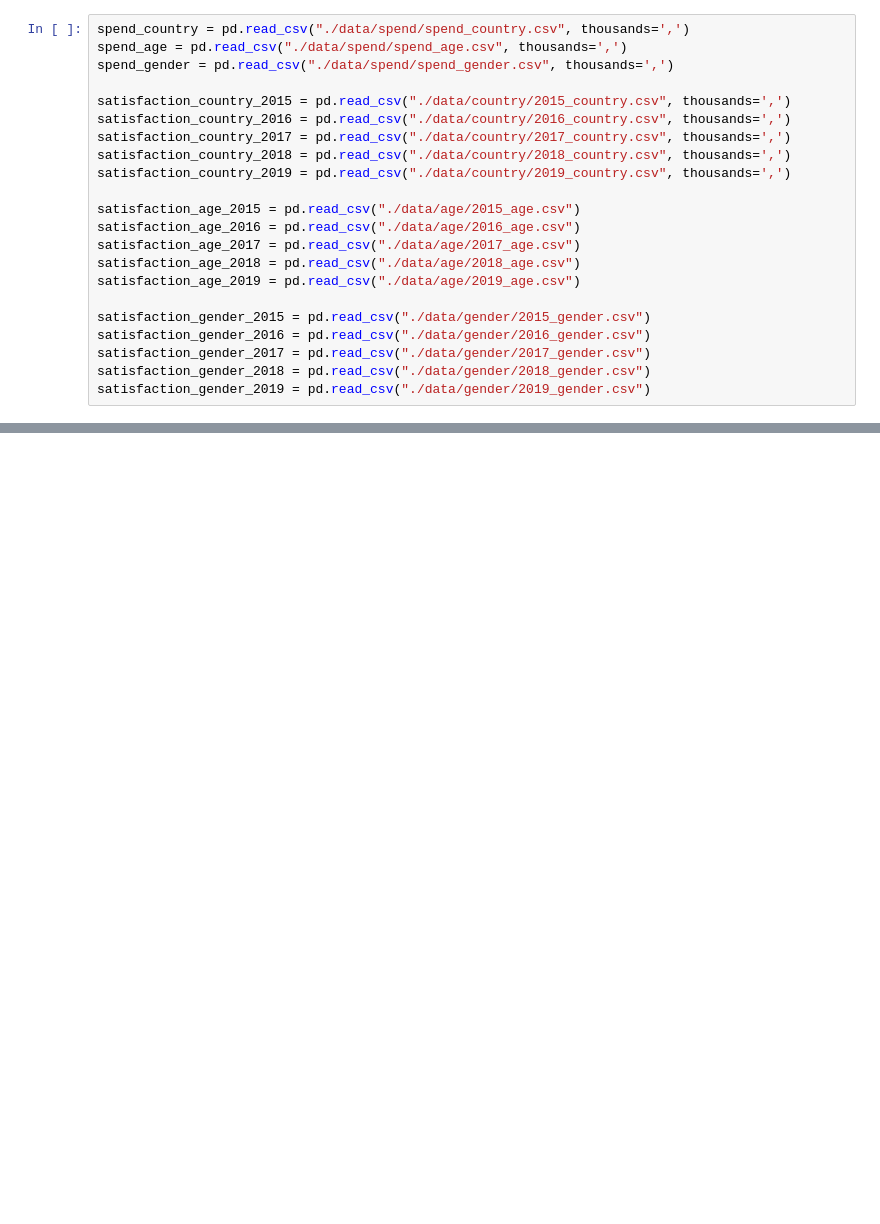
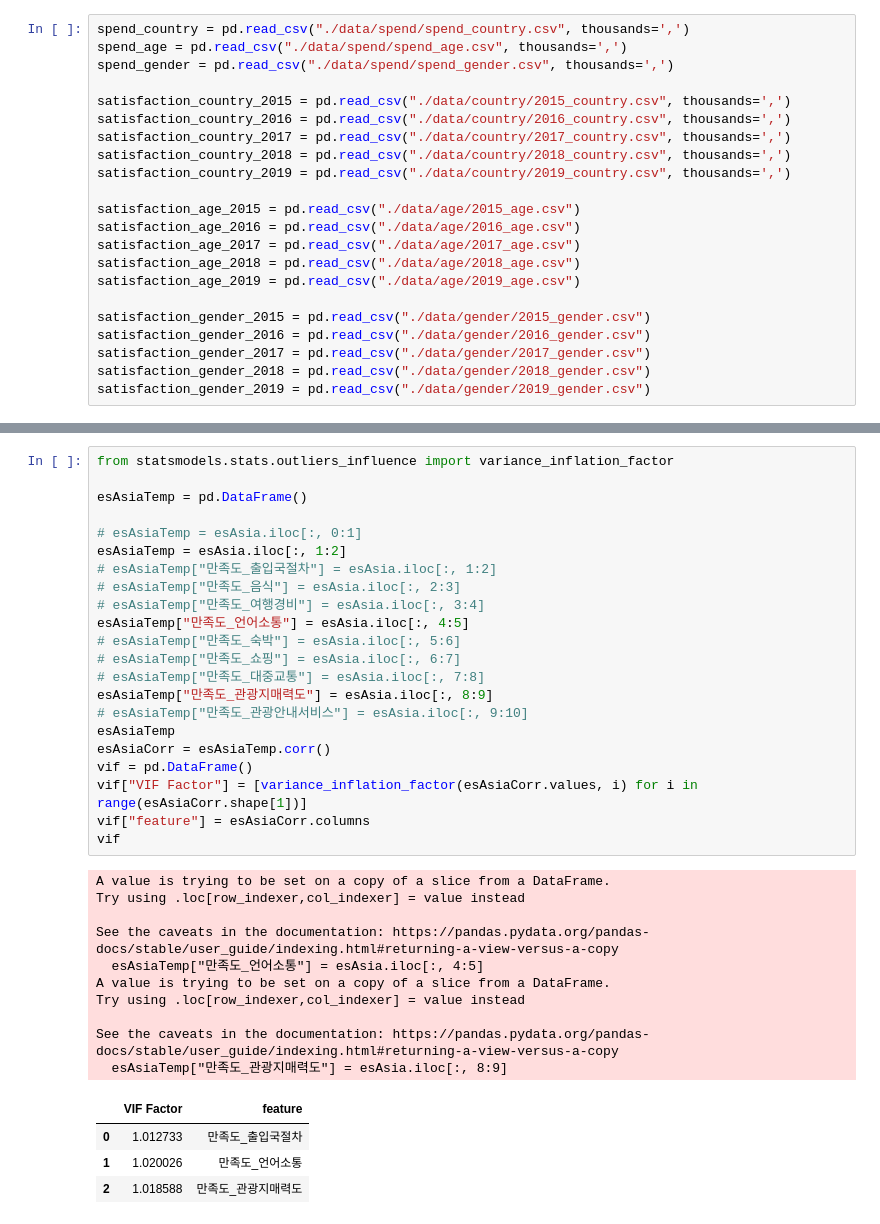
Before and after one commit to JoohyeonBaek/Tourists-visiting-Korea, a Jupyter notebook: jupyter notebook/spend.ipynb, the cells around one changed output, grey strips where cells are left out. Saved outputs shown, nothing was run; the diff lists cells and outputs as text; blank space fills up the shorter version.

```diff
--- a/jupyter notebook/spend.ipynb
+++ b/jupyter notebook/spend.ipynb
@@ -115,0 +153,37 @@ spend_gender
+# %%
+from statsmodels.stats.outliers_influence import variance_inflation_factor
+
+esAsiaTemp = pd.DataFrame()
+
+# esAsiaTemp = esAsia.iloc[:, 0:1]
+esAsiaTemp = esAsia.iloc[:, 1:2]
+# esAsiaTemp["만족도_출입국절차"] = esAsia.iloc[:, 1:2]
+# esAsiaTemp["만족도_음식"] = esAsia.iloc[:, 2:3]
+# esAsiaTemp["만족도_여행경비"] = esAsia.iloc[:, 3:4]
+esAsiaTemp["만족도_언어소통"] = esAsia.iloc[:, 4:5]
+# esAsiaTemp["만족도_숙박"] = esAsia.iloc[:, 5:6]
+# esAsiaTemp["만족도_쇼핑"] = esAsia.iloc[:, 6:7]
+# esAsiaTemp["만족도_대중교통"] = esAsia.iloc[:, 7:8]
+esAsiaTemp["만족도_관광지매력도"] = esAsia.iloc[:, 8:9]
+# esAsiaTemp["만족도_관광안내서비스"] = esAsia.iloc[:, 9:10]
+esAsiaTemp
+esAsiaCorr = esAsiaTemp.corr()
+vif = pd.DataFrame()
+vif["VIF Factor"] = [variance_inflation_factor(esAsiaCorr.values, i) for i in range(esAsiaCorr.shape[1])]
+vif["feature"] = esAsiaCorr.columns
+vif
+# %% [output]
+A value is trying to be set on a copy of a slice from a DataFrame.
+Try using .loc[row_indexer,col_indexer] = value instead
+
+See the caveats in the documentation: https://pandas.pydata.org/pandas-docs/stable/user_guide/indexing.html#returning-a-view-versus-a-copy
+  esAsiaTemp["만족도_언어소통"] = esAsia.iloc[:, 4:5]
+A value is trying to be set on a copy of a slice from a DataFrame.
+Try using .loc[row_indexer,col_indexer] = value instead
+
+See the caveats in the documentation: https://pandas.pydata.org/pandas-docs/stable/user_guide/indexing.html#returning-a-view-versus-a-copy
+  esAsiaTemp["만족도_관광지매력도"] = esAsia.iloc[:, 8:9]
+|  | VIF Factor | feature |
+| 0 | 1.012733 | 만족도_출입국절차 |
+| 1 | 1.020026 | 만족도_언어소통 |
+| 2 | 1.018588 | 만족도_관광지매력도 |
```
Also changed, not shown: parts of 16 cells of this notebook, 1 other file.
